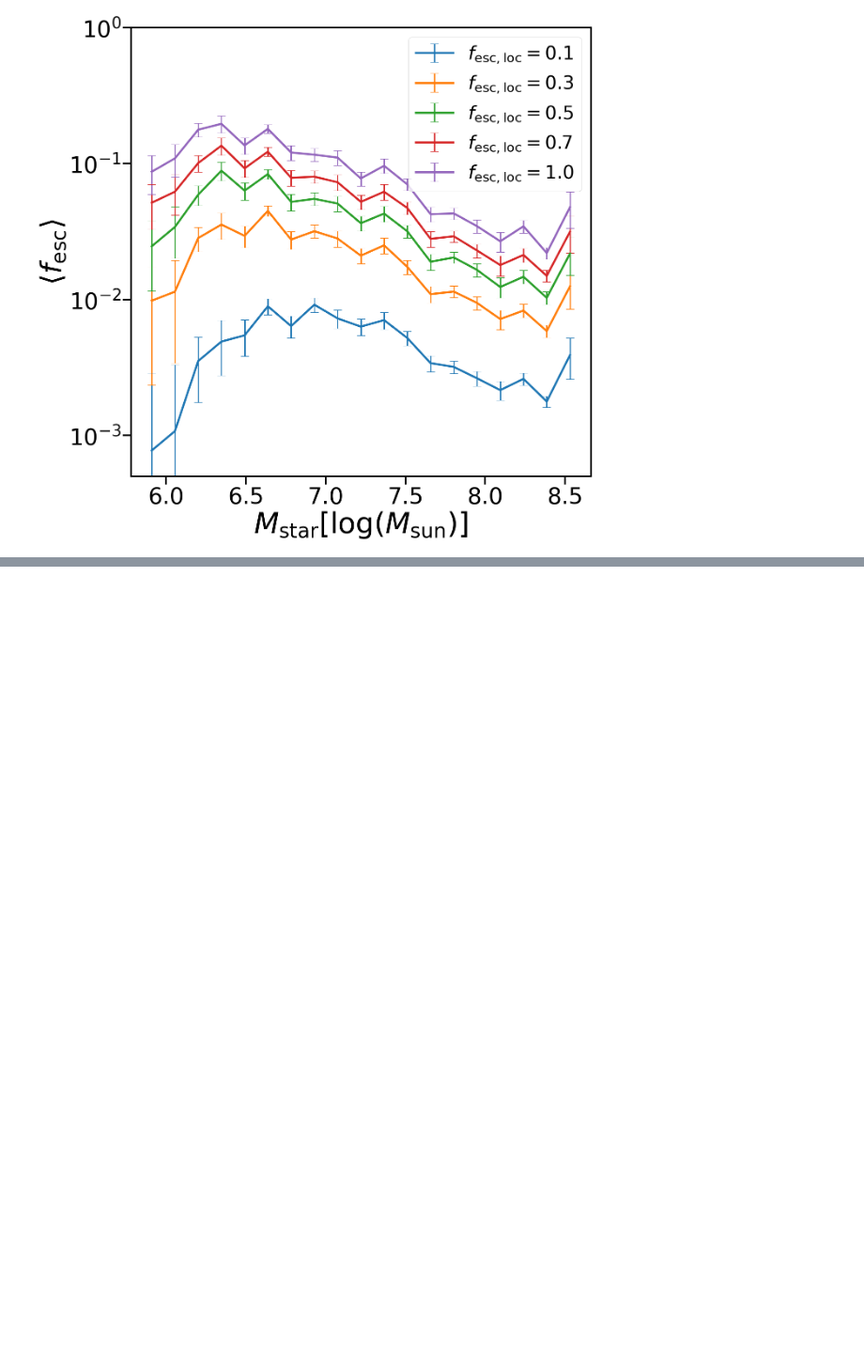
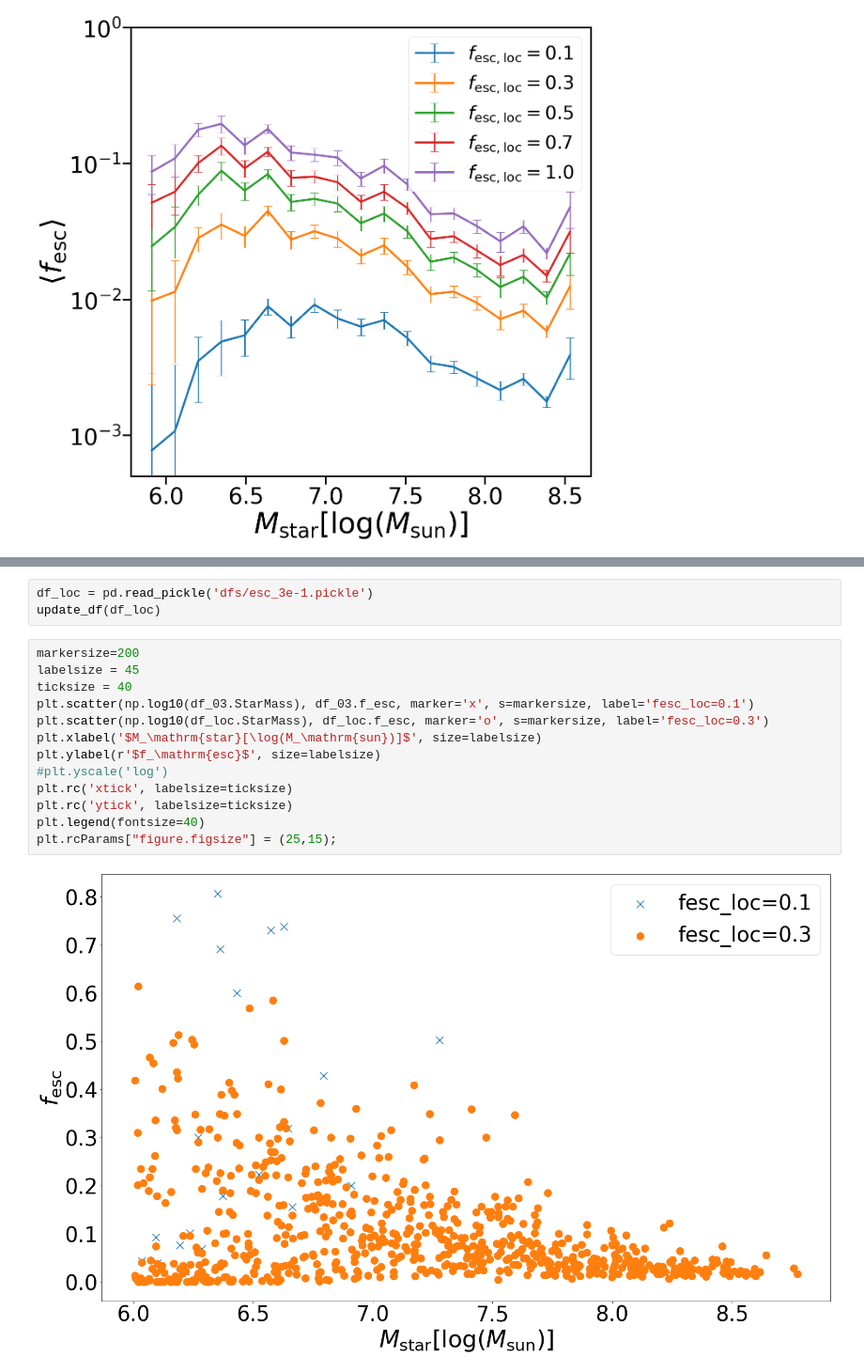
Before and after one commit to IvanKostyuk94/f_esc, a Jupyter notebook: loc_esc.ipynb, the cells around one changed output, grey strips where cells are left out. Shown at 94% size. Drawn from its saved outputs; the diff is of its cells as text; blank space fills up the shorter version.

```diff
--- a/loc_esc.ipynb
+++ b/loc_esc.ipynb
@@ -203,0 +265,18 @@ plt.rcParams["figure.figsize"] = (15,15);
+# %%
+df_loc = pd.read_pickle('dfs/esc_3e-1.pickle')
+update_df(df_loc)
+# %%
+markersize=200
+labelsize = 45
+ticksize = 40
+plt.scatter(np.log10(df_03.StarMass), df_03.f_esc, marker='x', s=markersize, label='fesc_loc=0.1')
+plt.scatter(np.log10(df_loc.StarMass), df_loc.f_esc, marker='o', s=markersize, label='fesc_loc=0.3')
+plt.xlabel('$M_\mathrm{star}[\log(M_\mathrm{sun})]$', size=labelsize)
+plt.ylabel(r'$f_\mathrm{esc}$', size=labelsize)
+#plt.yscale('log')
+plt.rc('xtick', labelsize=ticksize)
+plt.rc('ytick', labelsize=ticksize)
+plt.legend(fontsize=40)
+plt.rcParams["figure.figsize"] = (25,15);
+# %% [output]
+[figure, added]
```
Also changed, not shown: parts of 8 cells of this notebook, 16 other files.
